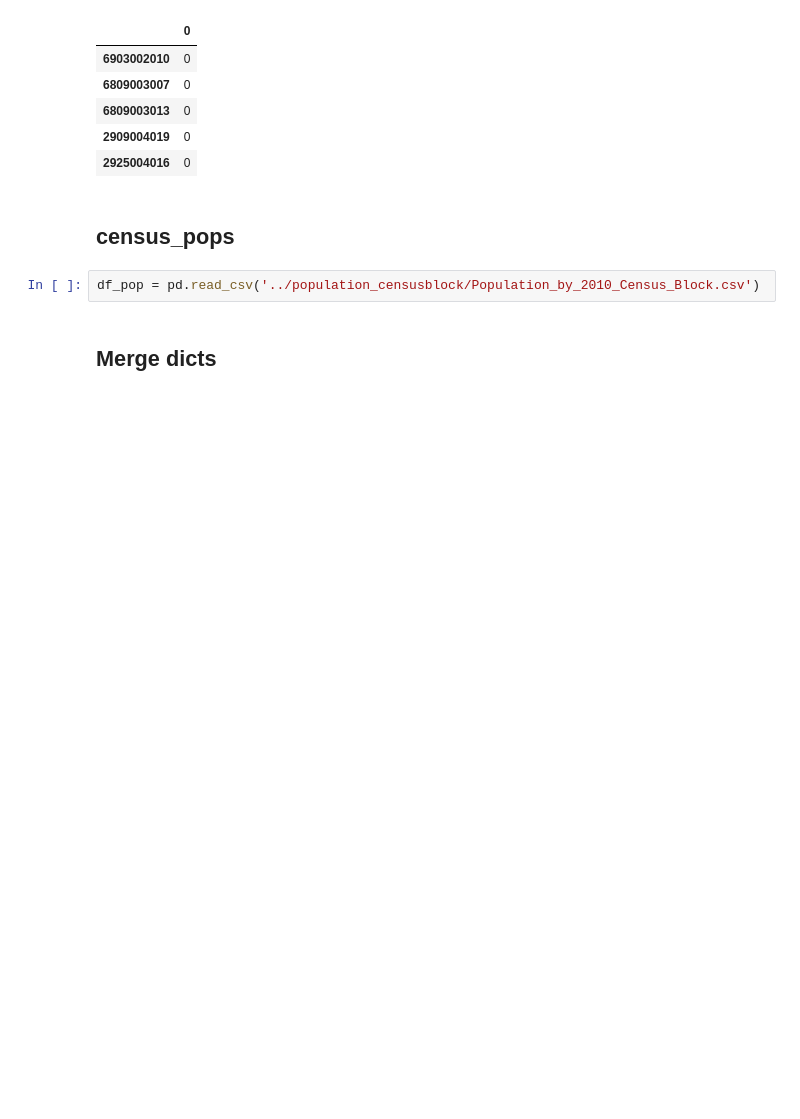
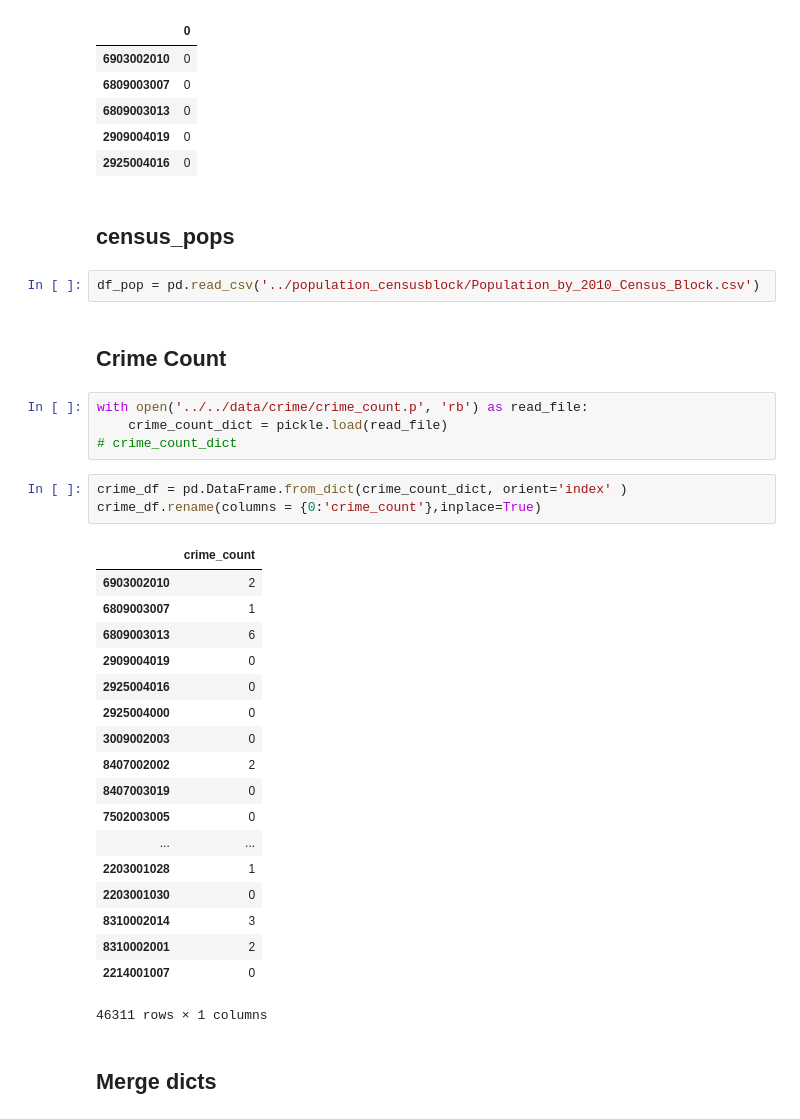
Before and after one commit to j-max/best_coffeeshop_recommender, a Jupyter notebook: data/block_shapes/blockshapes_smaller_radius.ipynb, the cells around one changed output. Cells and saved outputs as stored; diff of their text form; blank space fills up the shorter version.

```diff
--- a/data/block_shapes/blockshapes_smaller_radius.ipynb
+++ b/data/block_shapes/blockshapes_smaller_radius.ipynb
@@ -179,6 +181,34 @@ df_best_shops.head()
 ## census_pops
 # %%
 df_pop = pd.read_csv('../population_censusblock/Population_by_2010_Census_Block.csv')
+# %% [markdown]
+## Crime Count
+# %%
+with open('../../data/crime/crime_count.p', 'rb') as read_file:
+    crime_count_dict = pickle.load(read_file)
+# crime_count_dict
+# %%
+crime_df = pd.DataFrame.from_dict(crime_count_dict, orient='index' )
+crime_df.rename(columns = {0:'crime_count'},inplace=True)
+# %% [output]
+|  | crime_count |
+| 6903002010 | 2 |
+| 6809003007 | 1 |
+| 6809003013 | 6 |
+| 2909004019 | 0 |
+| 2925004016 | 0 |
+| 2925004000 | 0 |
+| 3009002003 | 0 |
+| 8407002002 | 2 |
+| 8407003019 | 0 |
+| 7502003005 | 0 |
+| ... | ... |
+| 2203001028 | 1 |
+| 2203001030 | 0 |
+| 8310002014 | 3 |
+| 8310002001 | 2 |
+| 2214001007 | 0 |
+46311 rows × 1 columns
 # %% [markdown]
 ## Merge dicts
 # %%
```
Also changed, not shown: parts of 12 cells of this notebook, 5 other files.
